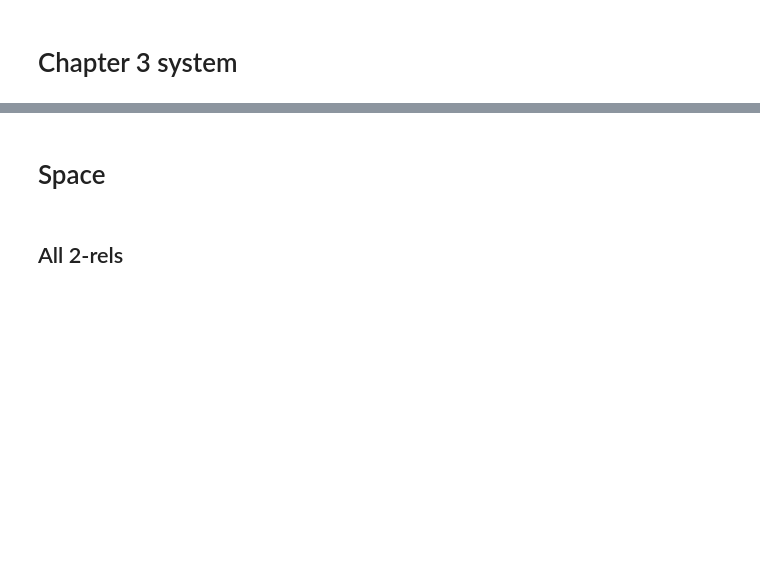
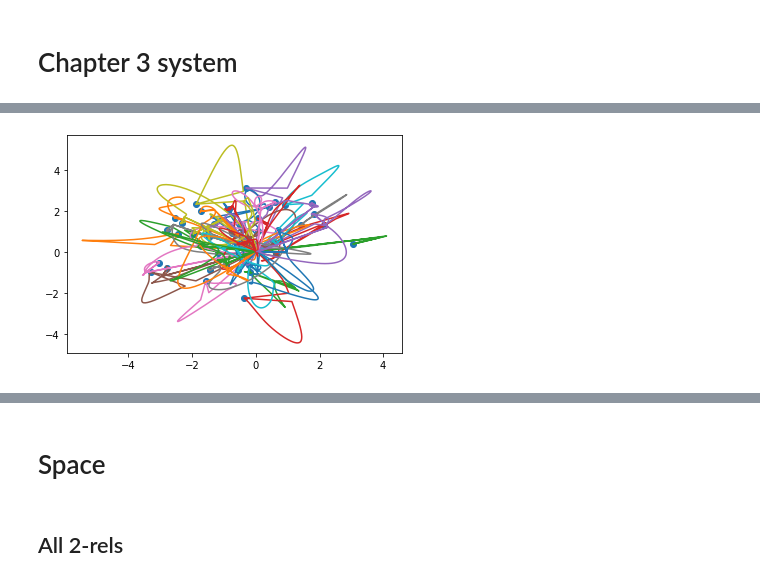
Before and after one commit to matteograsso/pyphi, a Jupyter notebook: spring_plots/spring_plots.ipynb, the cells around one changed output, grey strips where cells are left out. Saved outputs shown, nothing was run; the diff lists cells and outputs as text; code cells hidden in the pictures; blank space fills up the shorter version.

```diff
--- a/spring_plots/spring_plots.ipynb
+++ b/spring_plots/spring_plots.ipynb
@@ -302,0 +432,9 @@ fig = viz.plot_ces_epicycles(system,ces,rels,network_name='ch3_spring',
+# %%
+path = np.concatenate((path1,path2,path3),axis=0)
+# %%
+n=15
+plt.plot(path[:,0,:],path[:,1,:])
+plt.scatter(path[-1,0,:],path[-1,1,:])
+plt.show()
+# %% [output]
+[figure, added]
```
Also changed, not shown: parts of 89 cells of this notebook.
